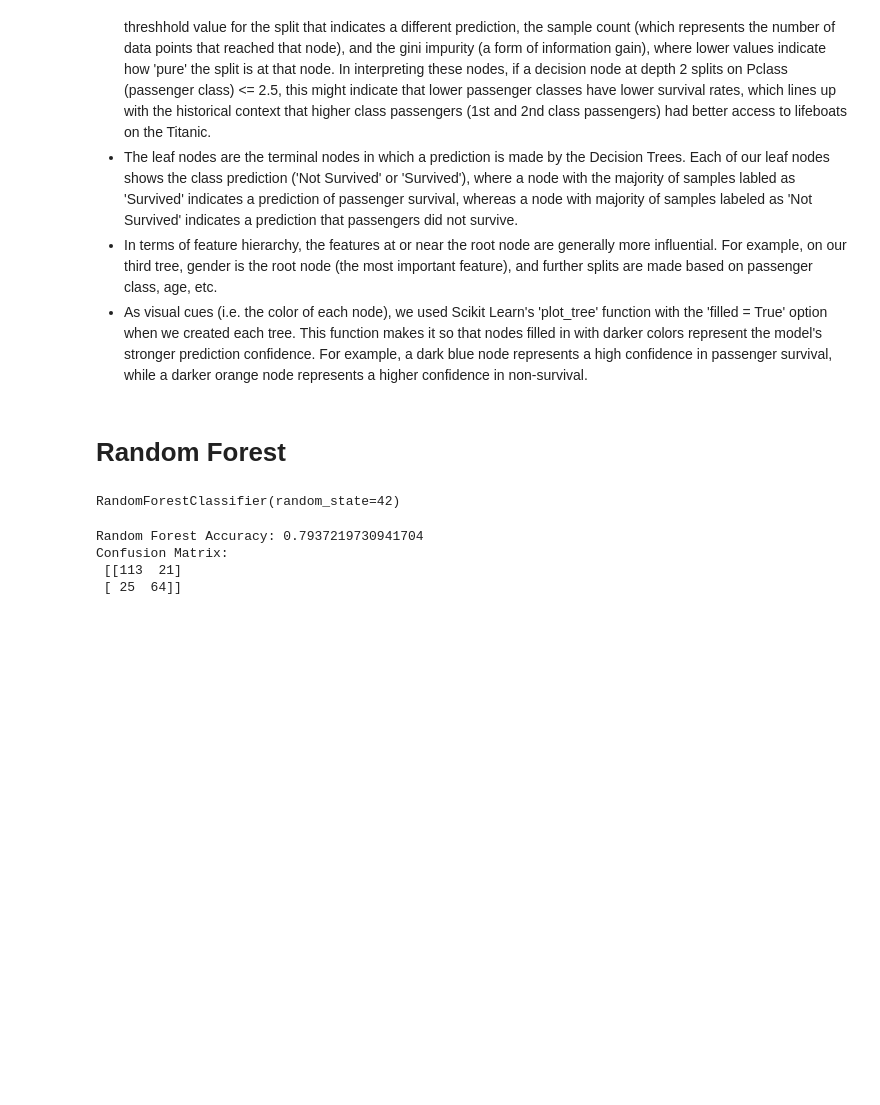
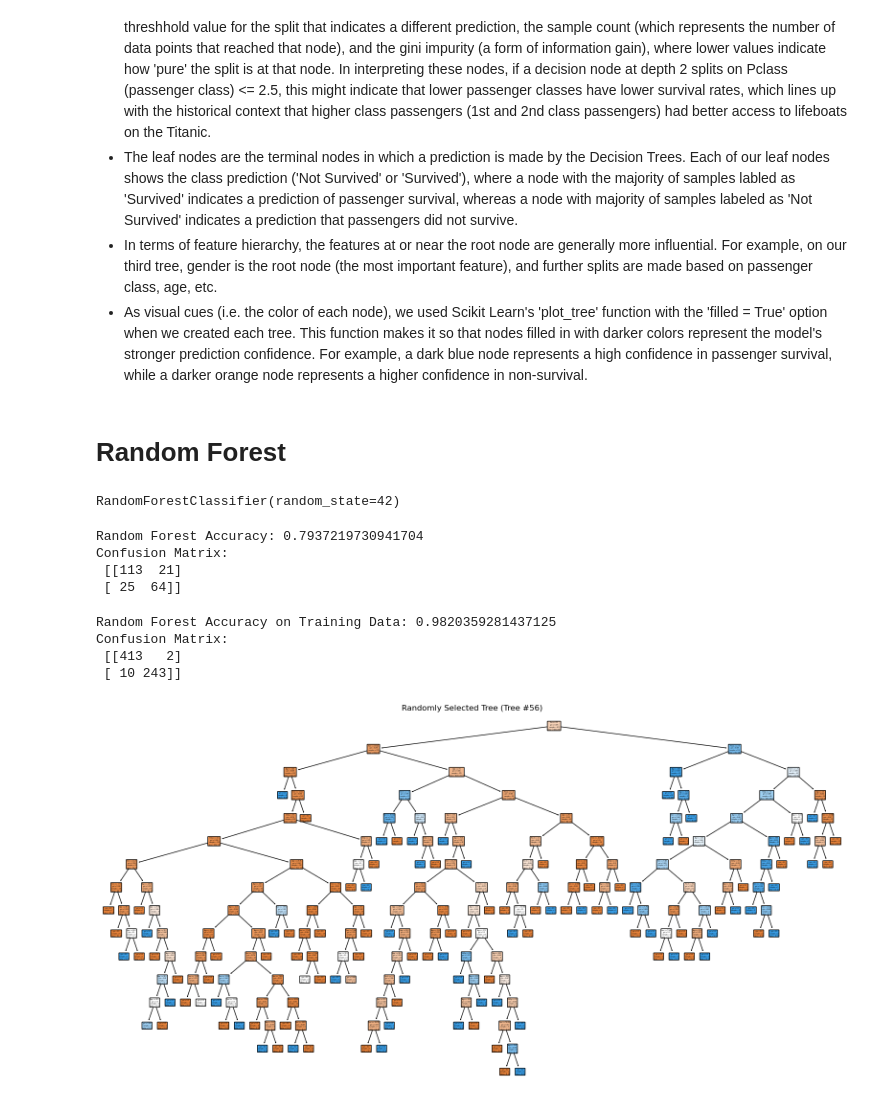
Before and after one commit to rachek253/CS_315_Group_Project, a Jupyter notebook: CS315_GroupProject.ipynb, the cells around one changed output. Saved outputs shown, nothing was run; the diff lists cells and outputs as text; code cells hidden in the pictures; blank space fills up the shorter version.

```diff
--- a/CS315_GroupProject.ipynb
+++ b/CS315_GroupProject.ipynb
@@ -256,5 +257,26 @@ Random Forest Accuracy: 0.7937219730941704
 Confusion Matrix:
  [[113  21]
  [ 25  64]]
+# %%
+y_pred_rf_train = random_forest_titanic.predict(x_train)
+print('Random Forest Accuracy on Training Data:', accuracy_score(y_train, y_pred_rf_train))
+print('Confusion Matrix:\n', confusion_matrix(y_train, y_pred_rf_train))
+# %% [output]
+Random Forest Accuracy on Training Data: 0.9820359281437125
+Confusion Matrix:
+ [[413   2]
+ [ 10 243]]
+# %%
+## visualizing one of the trees in the initial random forest that is created before optimization
+random_tree_index = random.randint(1, 99)
+
+# Visualize the randomly selected tree
+plt.figure(figsize = (20, 10))
+plot_tree(random_forest_titanic.estimators_[random_tree_index], filled = True, feature_names = x_train.columns, rounded = True)
+plt.title(f"Randomly Selected Tree (Tree #{random_tree_index + 1})")
+plt.savefig('Random Forest with 100 dts')
+plt.show()
+# %% [output]
+[figure, added]
 # %%
 ## optimizing number of estimators in the Random Forest
```
Also changed, not shown: parts of 7 cells of this notebook, 3 other files.
